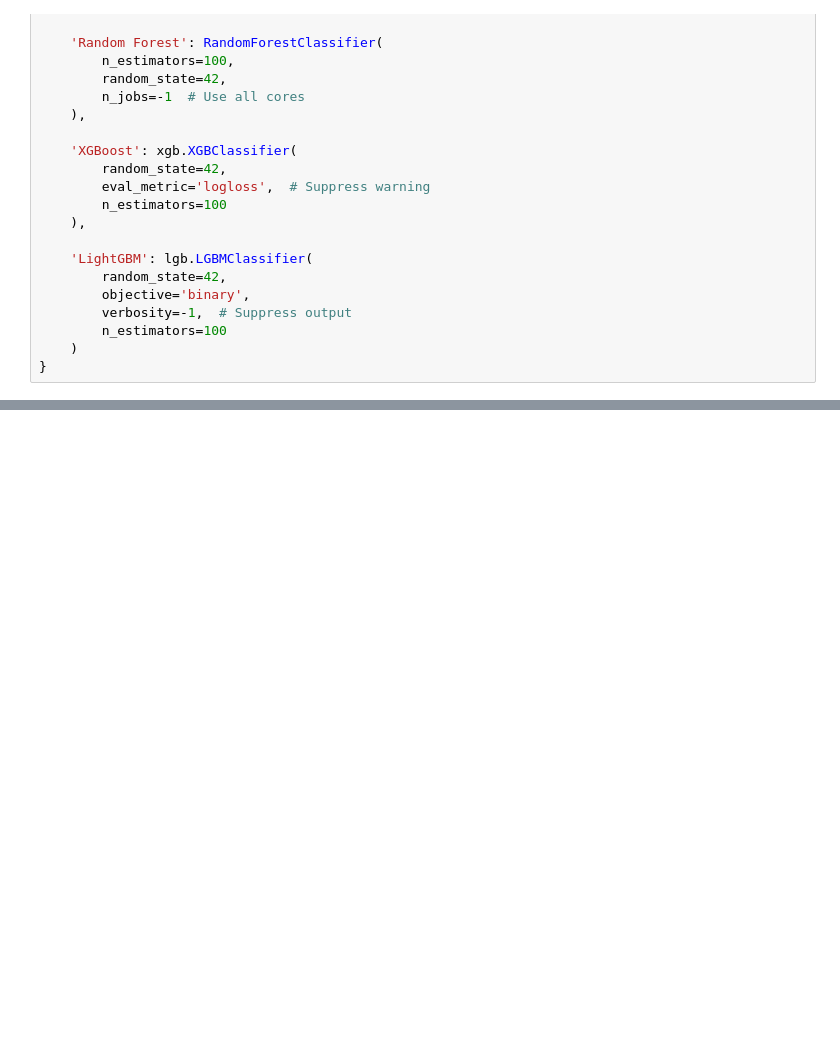
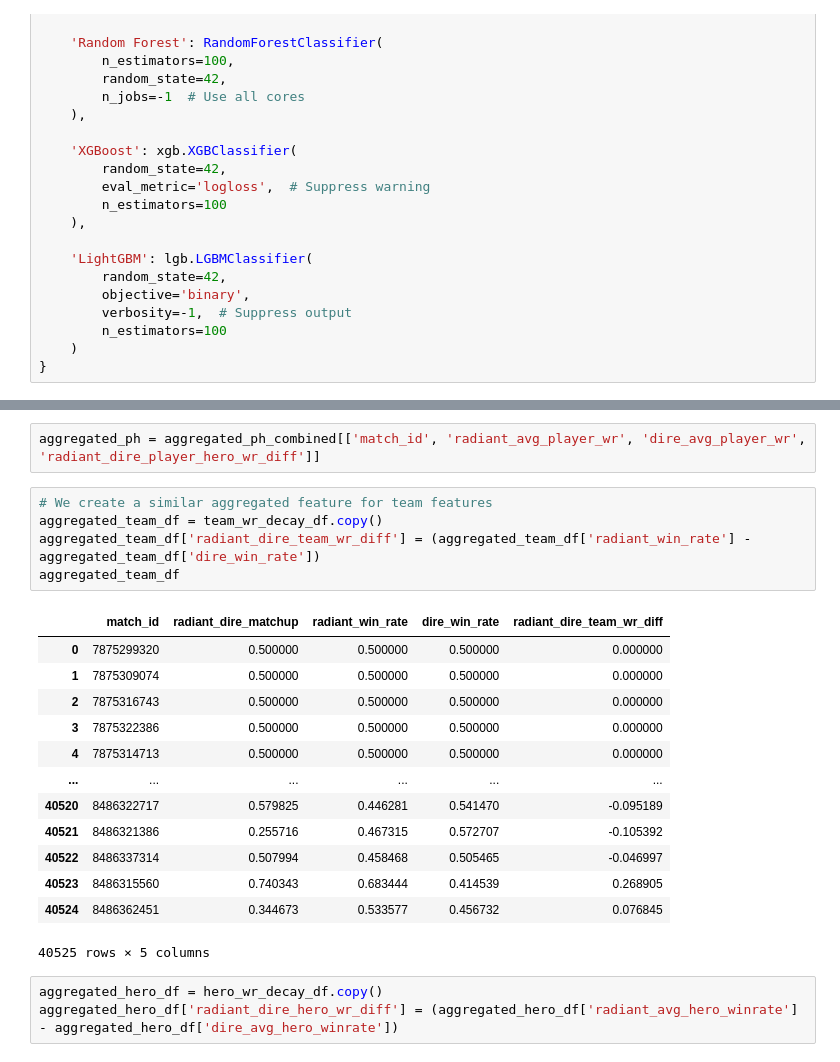
Before and after one commit to Haochen92/dota2pred, a Jupyter notebook: model_factory/notebook/feature_engineering.ipynb, the cells around one changed output, grey strips where cells are left out. Drawn from its saved outputs; the diff is of its cells as text; blank space fills up the shorter version.

```diff
--- a/model_factory/notebook/feature_engineering.ipynb
+++ b/model_factory/notebook/feature_engineering.ipynb
@@ -658,0 +879,24 @@ LightGBM Accuracy: 0.598 (59.8%)
+# %%
+aggregated_ph = aggregated_ph_combined[['match_id', 'radiant_avg_player_wr', 'dire_avg_player_wr', 'radiant_dire_player_hero_wr_diff']]
+# %%
+# We create a similar aggregated feature for team features
+aggregated_team_df = team_wr_decay_df.copy()
+aggregated_team_df['radiant_dire_team_wr_diff'] = (aggregated_team_df['radiant_win_rate'] - aggregated_team_df['dire_win_rate'])
+aggregated_team_df
+# %% [output]
+|  | match_id | radiant_dire_matchup | radiant_win_rate | dire_win_rate | radiant_dire_team_wr_diff |
+| 0 | 7875299320 | 0.500000 | 0.500000 | 0.500000 | 0.000000 |
+| 1 | 7875309074 | 0.500000 | 0.500000 | 0.500000 | 0.000000 |
+| 2 | 7875316743 | 0.500000 | 0.500000 | 0.500000 | 0.000000 |
+| 3 | 7875322386 | 0.500000 | 0.500000 | 0.500000 | 0.000000 |
+| 4 | 7875314713 | 0.500000 | 0.500000 | 0.500000 | 0.000000 |
+| ... | ... | ... | ... | ... | ... |
+| 40520 | 8486322717 | 0.579825 | 0.446281 | 0.541470 | -0.095189 |
+| 40521 | 8486321386 | 0.255716 | 0.467315 | 0.572707 | -0.105392 |
+| 40522 | 8486337314 | 0.507994 | 0.458468 | 0.505465 | -0.046997 |
+| 40523 | 8486315560 | 0.740343 | 0.683444 | 0.414539 | 0.268905 |
+| 40524 | 8486362451 | 0.344673 | 0.533577 | 0.456732 | 0.076845 |
+40525 rows × 5 columns
+# %%
+aggregated_hero_df = hero_wr_decay_df.copy()
+aggregated_hero_df['radiant_dire_hero_wr_diff'] = (aggregated_hero_df['radiant_avg_hero_winrate'] - aggregated_hero_df['dire_avg_hero_winrate'])
```
Also changed, not shown: parts of 119 cells of this notebook.
